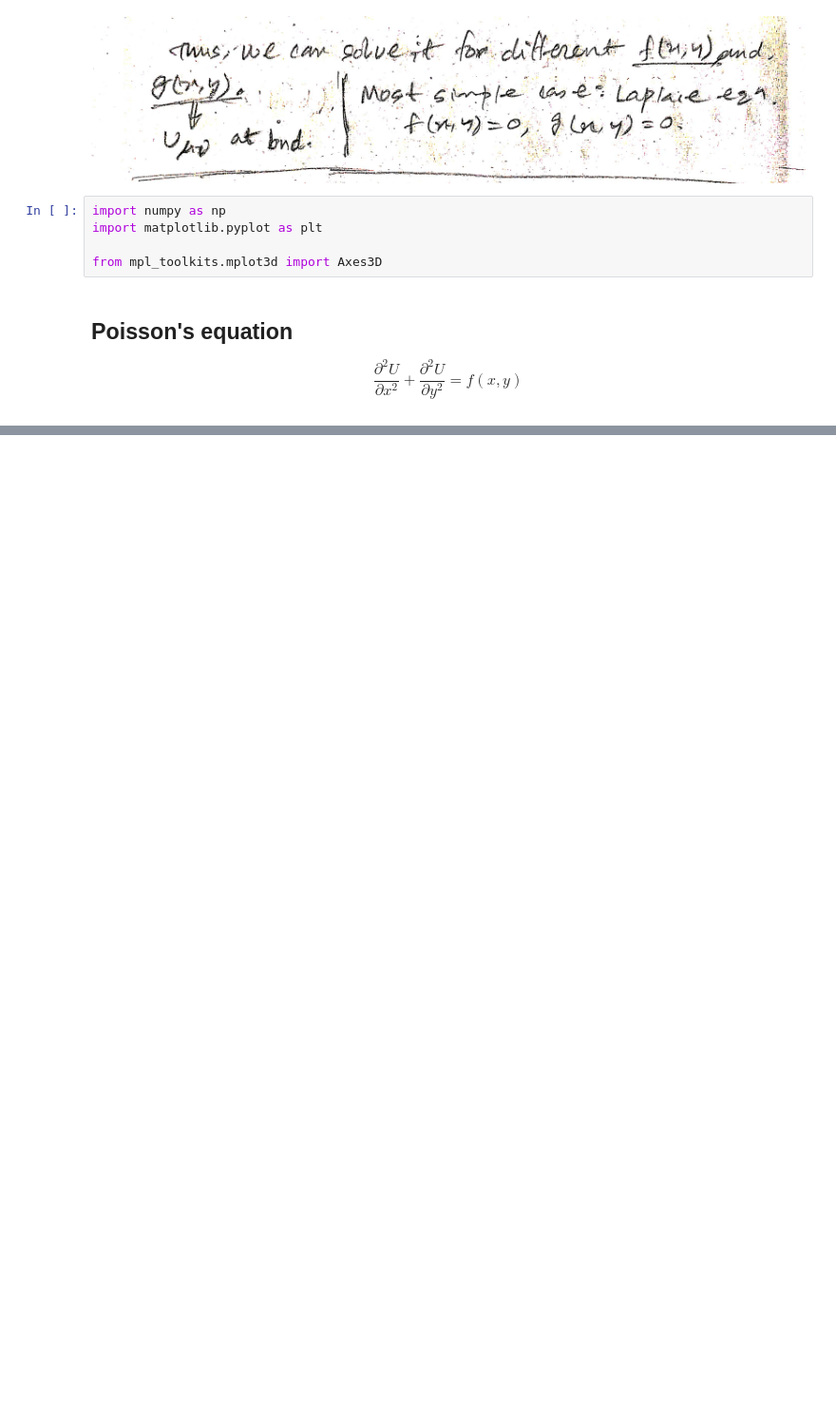
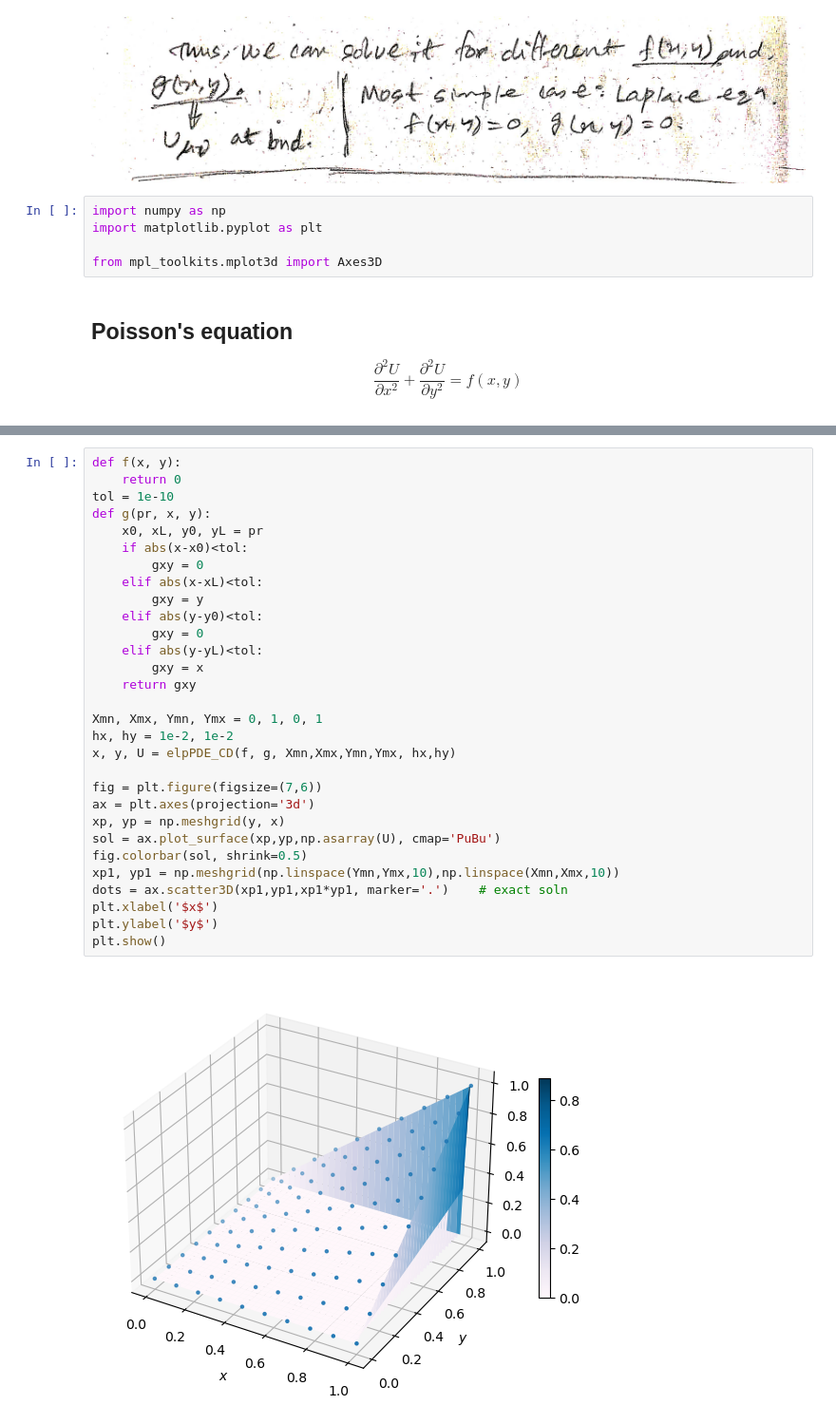
Before and after one commit to suman122003/Tutorials, a Jupyter notebook: book4_sem_4_5_Python/Ch4_1_Elliptic_PDE.ipynb, the cells around one changed output, grey strips where cells are left out. Shown at 95% size. Drawn from its saved outputs; the diff is of its cells as text; blank space fills up the shorter version.

```diff
--- a/book4_sem_4_5_Python/Ch4_1_Elliptic_PDE.ipynb
+++ b/book4_sem_4_5_Python/Ch4_1_Elliptic_PDE.ipynb
@@ -41,0 +43,32 @@ $$ U(0,y)=U(1,y)=y,\quad 0\leq y\leq 1 $$
+# %%
+def f(x, y):
+    return 0
+tol = 1e-10
+def g(pr, x, y):
+    x0, xL, y0, yL = pr
+    if abs(x-x0)<tol:
+        gxy = 0
+    elif abs(x-xL)<tol:
+        gxy = y
+    elif abs(y-y0)<tol:
+        gxy = 0
+    elif abs(y-yL)<tol:
+        gxy = x
+    return gxy
+
+Xmn, Xmx, Ymn, Ymx = 0, 1, 0, 1
+hx, hy = 1e-2, 1e-2
+x, y, U = elpPDE_CD(f, g, Xmn,Xmx,Ymn,Ymx, hx,hy)
+
+fig = plt.figure(figsize=(7,6))
+ax = plt.axes(projection='3d')
+xp, yp = np.meshgrid(y, x)
+sol = ax.plot_surface(xp,yp,np.asarray(U), cmap='PuBu')
+fig.colorbar(sol, shrink=0.5)
+xp1, yp1 = np.meshgrid(np.linspace(Ymn,Ymx,10),np.linspace(Xmn,Xmx,10))
+dots = ax.scatter3D(xp1,yp1,xp1*yp1, marker='.')    # exact soln
+plt.xlabel('$x$')
+plt.ylabel('$y$')
+plt.show()
+# %% [output]
+[figure, added]
```
Also changed, not shown: parts of 8 cells of this notebook, 3 other files.
